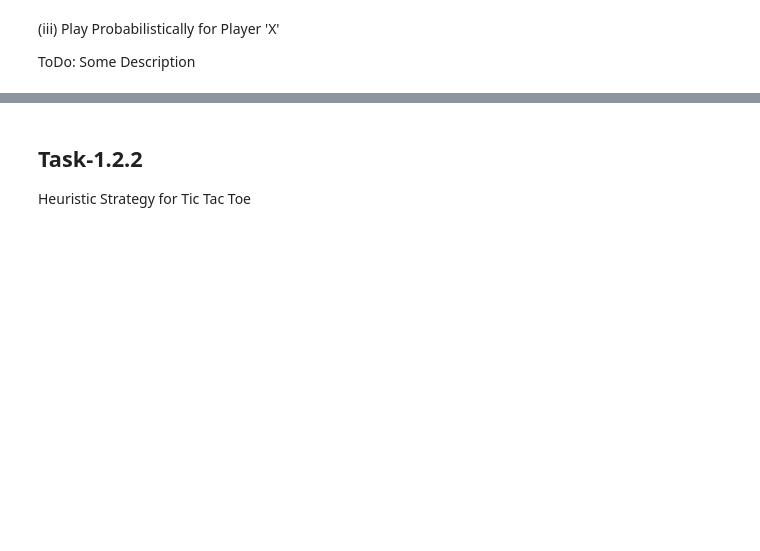
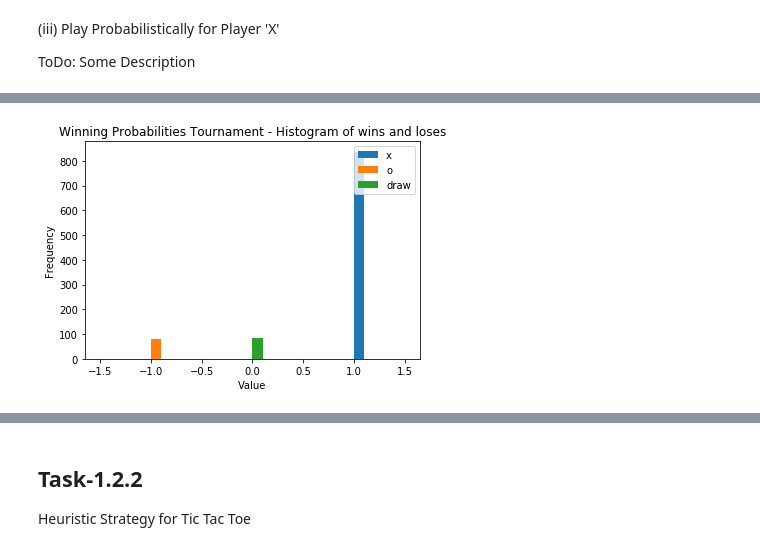
Before and after one commit to MdAsifKhan/Game-AI, a Jupyter notebook: project-01/Task-project-01.ipynb, the cells around one changed output, grey strips where cells are left out. Cells and saved outputs as stored; diff of their text form; code cells hidden in the pictures; blank space fills up the shorter version.

```diff
--- a/project-01/Task-project-01.ipynb
+++ b/project-01/Task-project-01.ipynb
@@ -40,3 +35,10 @@ NameError: name 'determineWinMoveProbabilites' is not defined
 (iii) Play Probabilistically for Player 'X'
 
 ToDo: Some Description
+# %%
+# Move Player
+player = 1
+file = 'probabilities.txt'
+game_result = winningProbabilitiesTournament(player, file)
+plot_histogram(game_result, "Winning Probabilities Tournament - Histogram of wins and loses", 2)
+# %% [output]
@@ -43,2 +46,3 @@ ToDo: Some Description
+[figure, added]
 # %%
 from tic_tac_toe import winningProbabilitiesTournament
```
Also changed, not shown: parts of 9 cells of this notebook.
